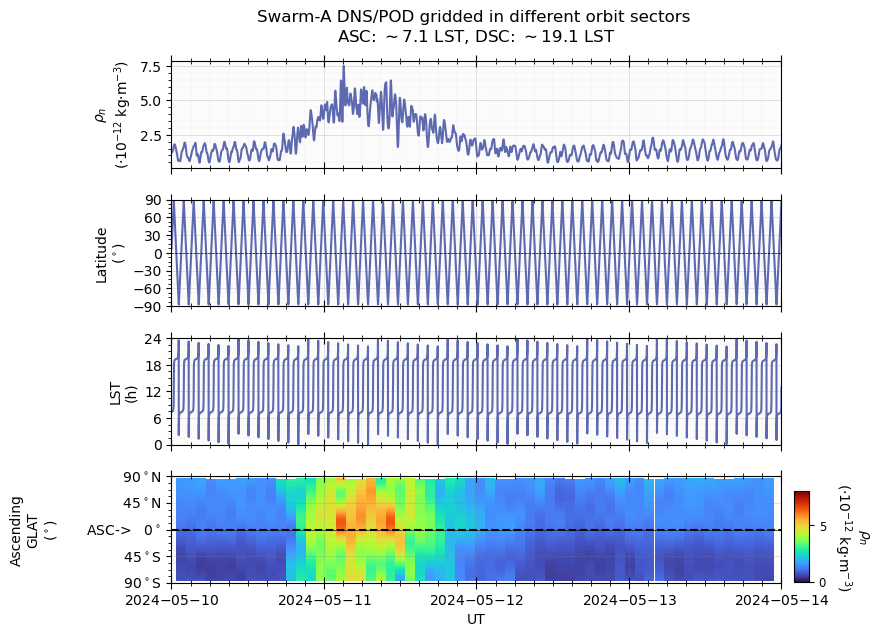
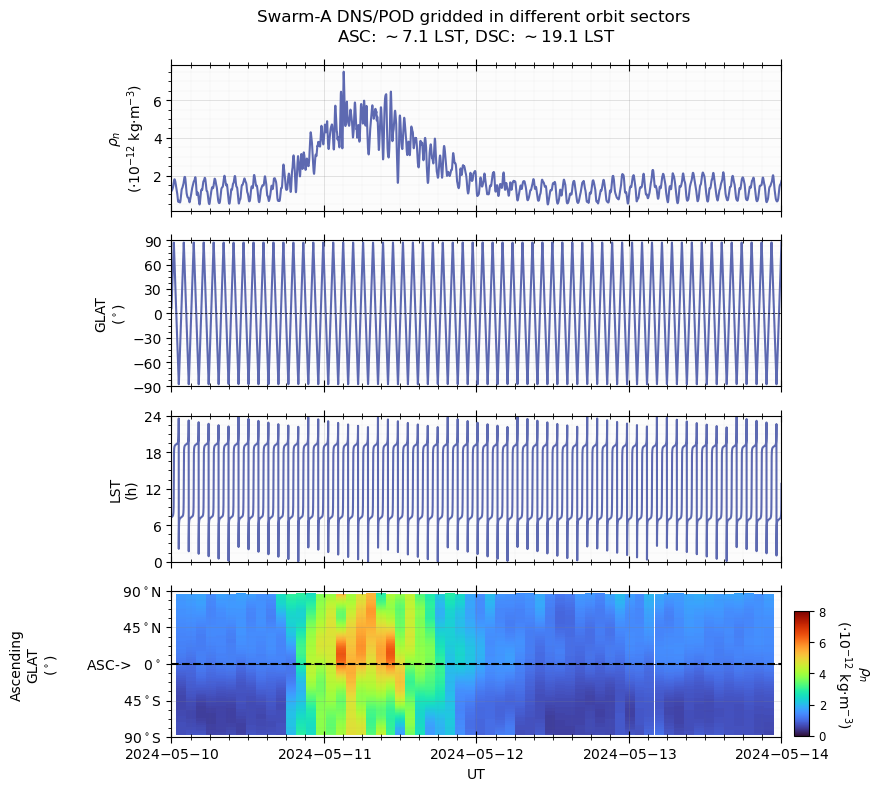
The change to this notebook cell's code, shown as a diff; its figure went from the first image to the second:
--- before
+++ after
@@ -9,5 +9,5 @@
         dt_to = dt_to,
         figure_config = {
-            'figsize': (10, 6),
+            'figsize': (10, 8),
         }
     )
@@ -34,5 +34,5 @@
         sector_cs = 'GEO',
         # Latitude boundary for the sector to be gridded.
-        boundary_lat = 0.,
+        boundary_lat = 90.,
         # Whether to perform along-track interpolation for the gridding.
         along_track_interp=True, 
@@ -76,5 +76,5 @@
     grid_rho_n_ASC.visual.axis[2].lim = [0, 8]
     
-    db.set_layout(panel_layouts=panel_layouts, left=0.25, right=0.86, top=0.93, bottom=0.06, hspace=0.3)
+    db.set_layout(panel_layouts=panel_layouts, left=0.25, right=0.86, top=0.9, bottom=0.06, hspace=0.2)
     db.draw()
     
@@ -97,6 +97,5 @@
             r'ASC: $\sim${:.1f} LST, DSC: $\sim${:.1f} LST'.format(lst_median_asc, lst_median_dsc),
         fontsize='large', append_time=False)
+    db.show()
     
-    return db
-db = simple_gridding_example()
-db.show()
+simple_gridding_example() 

Commit: updates